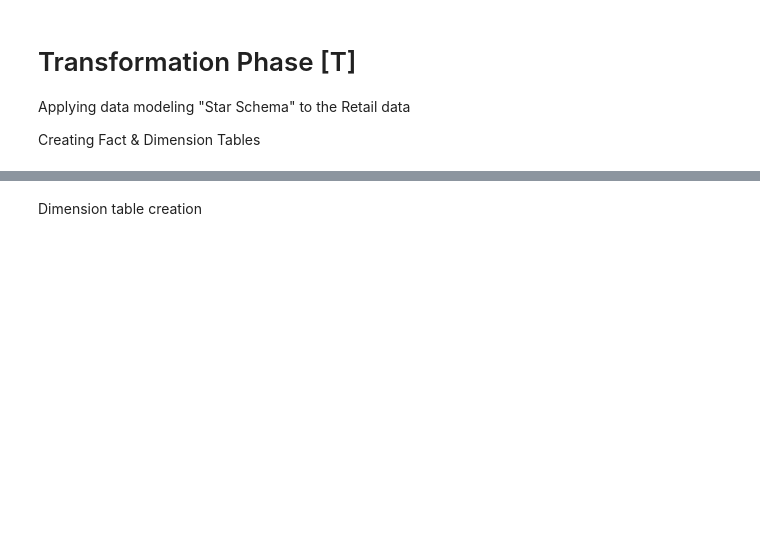
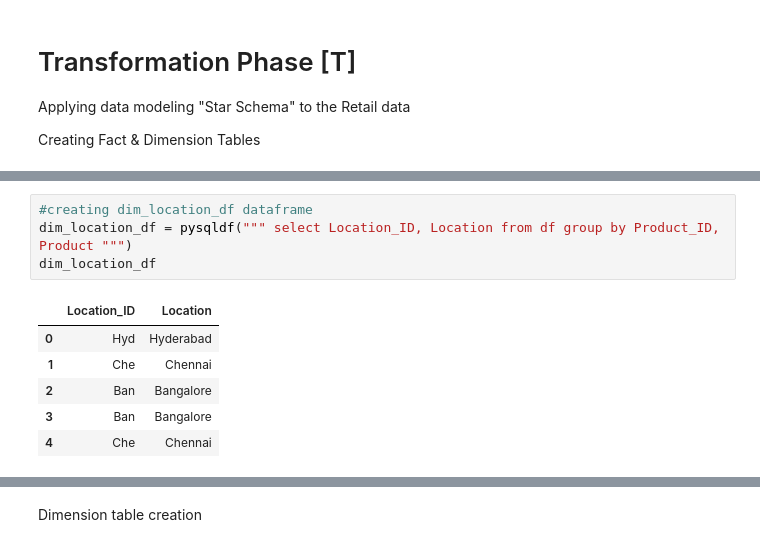
Before and after one commit to 0sree0/Simple-Introduction-To-ETL-In-Python, a Jupyter notebook: Code.ipynb, the cells around one changed output, grey strips where cells are left out. Cells and saved outputs as stored; diff of their text form; blank space fills up the shorter version.

```diff
--- a/Code.ipynb
+++ b/Code.ipynb
@@ -141,0 +94,11 @@ fact_sub_product_df.head(5)
+# %%
+#creating dim_location_df dataframe
+dim_location_df = pysqldf(""" select Location_ID, Location from df group by Product_ID, Product """)
+dim_location_df
+# %% [output]
+|  | Location_ID | Location |
+| 0 | Hyd | Hyderabad |
+| 1 | Che | Chennai |
+| 2 | Ban | Bangalore |
+| 3 | Ban | Bangalore |
+| 4 | Che | Chennai |
```
Also changed, not shown: parts of 28 cells of this notebook, 1 other file.
